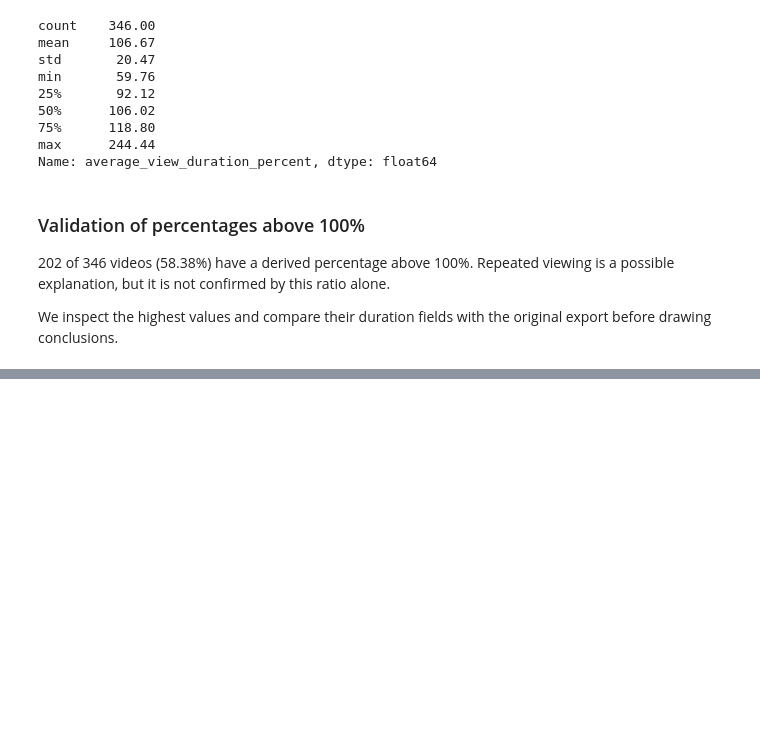
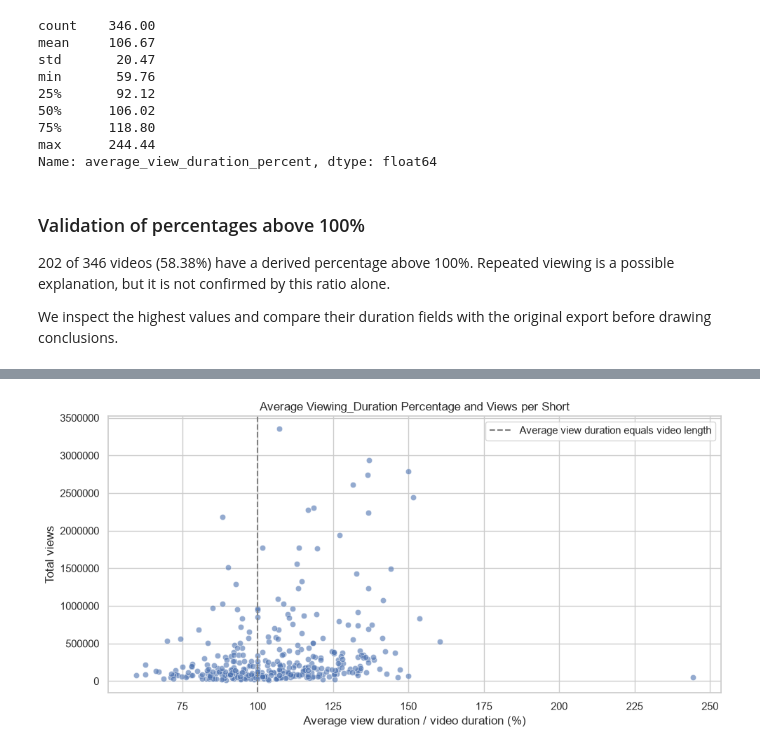
Before and after one commit to MarkCruz911/youtube-shorts-performance-analysis, a Jupyter notebook: notebooks/01_data_audit.ipynb, the cells around one changed output, grey strips where cells are left out. Cells and saved outputs as stored; diff of their text form; code cells hidden in the pictures; blank space fills up the shorter version.

```diff
--- a/notebooks/01_data_audit.ipynb
+++ b/notebooks/01_data_audit.ipynb
@@ -1436,0 +1515,31 @@ highest_view_duration_ratios[
+# %%
+fig, ax = plt.subplots(figsize=(10,5))
+
+sns.scatterplot(
+    data=videos_clean,
+    x="average_view_duration_percent",
+    y="views",
+    alpha=0.6,
+    ax=ax
+)
+
+ax.axvline(
+    x=100,
+    color="gray",
+    linestyle="--",
+    label="Average view duration equals video length"
+)
+
+ax.set(
+    title="Average Viewing_Duration Percentage and Views per Short",
+    xlabel="Average view duration / video duration (%)",
+    ylabel="Total views"
+)
+
+ax.ticklabel_format(style="plain", axis="y")
+ax.legend()
+
+plt.tight_layout()
+plt.show()
+# %% [output]
+[figure, added]
```
Also changed, not shown: parts of 32 cells of this notebook, 4 other files.
